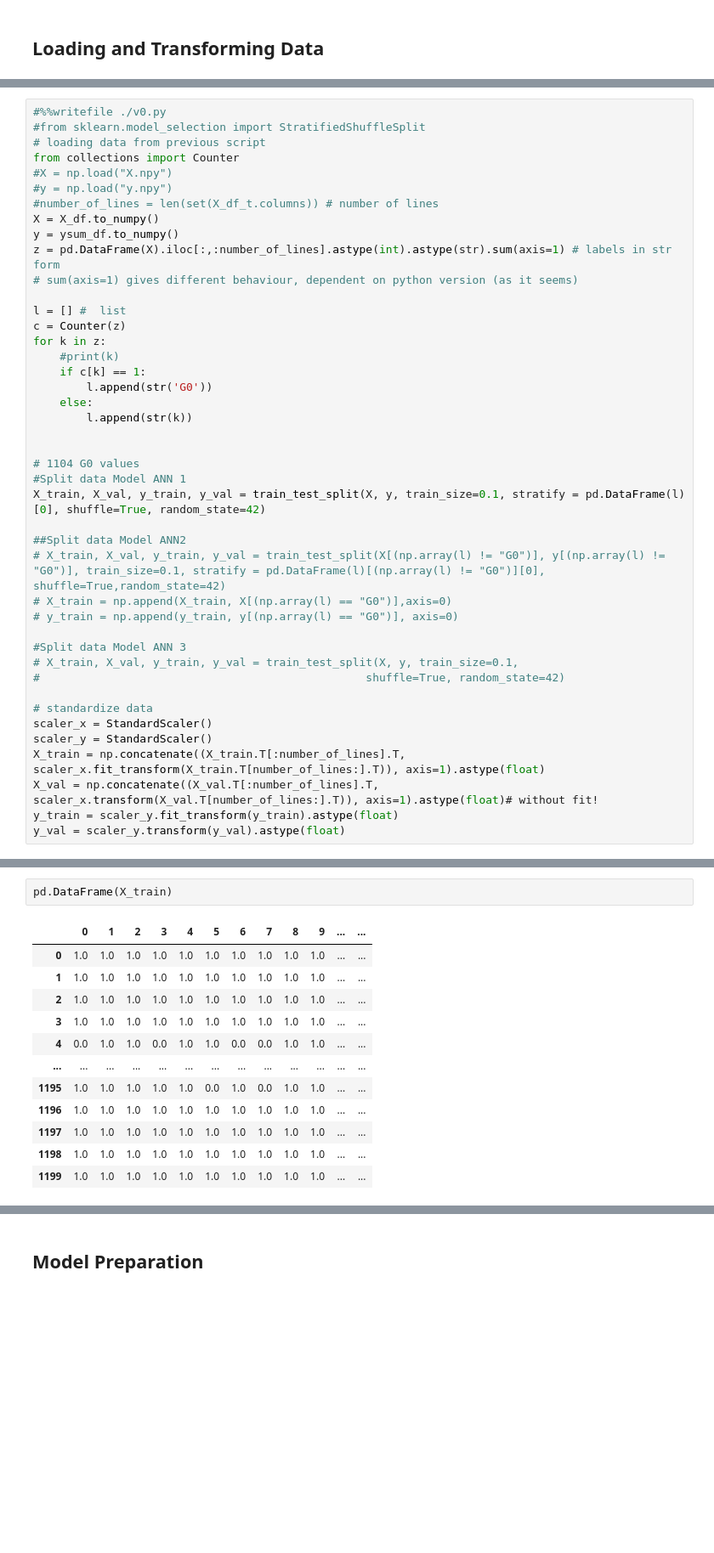
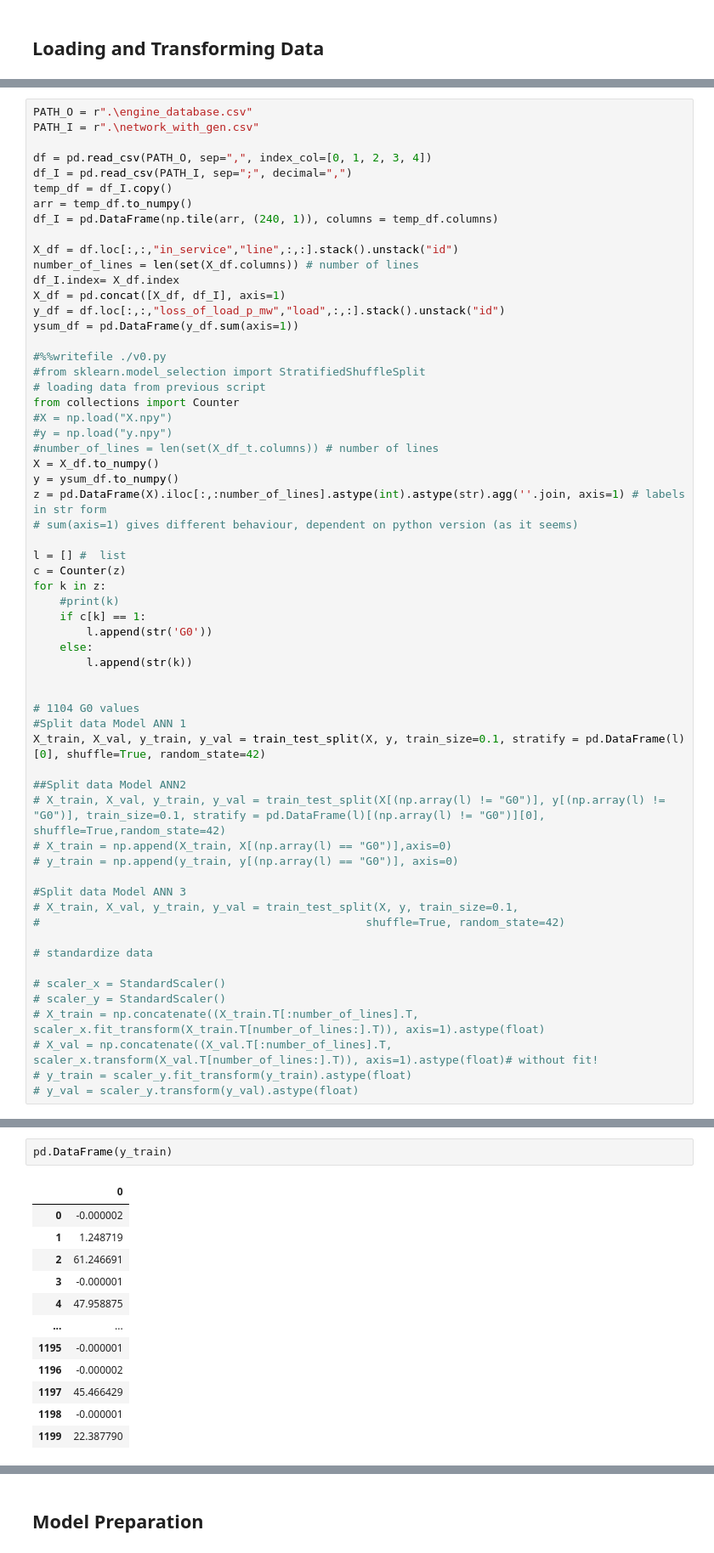
Before and after one commit to reXplan-project/reXplan-repo, a Jupyter notebook: jupyter_notebooks/ml_script.ipynb, the cells around one changed output, grey strips where cells are left out. Shown at 85% size. Drawn from its saved outputs; the diff is of its cells as text; blank space fills up the shorter version.

```diff
--- a/jupyter_notebooks/ml_script.ipynb
+++ b/jupyter_notebooks/ml_script.ipynb
@@ -290,4 +250,20 @@ Generating Features and Target Variables
 # %%
+PATH_O = r".\engine_database.csv"
+PATH_I = r".\network_with_gen.csv"
+
+df = pd.read_csv(PATH_O, sep=",", index_col=[0, 1, 2, 3, 4])
+df_I = pd.read_csv(PATH_I, sep=";", decimal=",")
+temp_df = df_I.copy()
+arr = temp_df.to_numpy()
+df_I = pd.DataFrame(np.tile(arr, (240, 1)), columns = temp_df.columns)
+
+X_df = df.loc[:,:,"in_service","line",:,:].stack().unstack("id")
+number_of_lines = len(set(X_df.columns)) # number of lines
+df_I.index= X_df.index
+X_df = pd.concat([X_df, df_I], axis=1)
+y_df = df.loc[:,:,"loss_of_load_p_mw","load",:,:].stack().unstack("id")
+ysum_df = pd.DataFrame(y_df.sum(axis=1))
+
 #%%writefile ./v0.py
 #from sklearn.model_selection import StratifiedShuffleSplit
 # loading data from previous script
@@ -297,7 +273,7 @@ from collections import Counter
 #number_of_lines = len(set(X_df_t.columns)) # number of lines
 X = X_df.to_numpy()
 y = ysum_df.to_numpy()
-z = pd.DataFrame(X).iloc[:,:number_of_lines].astype(int).astype(str).sum(axis=1) # labels in str form
+z = pd.DataFrame(X).iloc[:,:number_of_lines].astype(int).astype(str).agg(''.join, axis=1) # labels in str form
 # sum(axis=1) gives different behaviour, dependent on python version (as it seems)
 
 l = [] #  list
@@ -324,9 +300,10 @@ X_train, X_val, y_train, y_val = train_test_split(X, y, train_size=0.1, stratify
 #                                                 shuffle=True, random_state=42)
 
 # standardize data
-scaler_x = StandardScaler()
-scaler_y = StandardScaler()
-X_train = np.concatenate((X_train.T[:number_of_lines].T, scaler_x.fit_transform(X_train.T[number_of_lines:].T)), axis=1).astype(float)
-X_val = np.concatenate((X_val.T[:number_of_lines].T, scaler_x.transform(X_val.T[number_of_lines:].T)), axis=1).astype(float)# without fit!
-y_train = scaler_y.fit_transform(y_train).astype(float)
-y_val = scaler_y.transform(y_val).astype(float)
+
+# scaler_x = StandardScaler()
+# scaler_y = StandardScaler()
+# X_train = np.concatenate((X_train.T[:number_of_lines].T, scaler_x.fit_transform(X_train.T[number_of_lines:].T)), axis=1).astype(float)
+# X_val = np.concatenate((X_val.T[:number_of_lines].T, scaler_x.transform(X_val.T[number_of_lines:].T)), axis=1).astype(float)# without fit!
+# y_train = scaler_y.fit_transform(y_train).astype(float)
+# y_val = scaler_y.transform(y_val).astype(float)
@@ -345,15 +333,15 @@ len(set(l_train))
 # %%
-pd.DataFrame(X_train)
+pd.DataFrame(y_train)
 # %% [output]
-|  | 0 | 1 | 2 | 3 | 4 | 5 | 6 | 7 | 8 | 9 | ... | ... |
-| 0 | 1.0 | 1.0 | 1.0 | 1.0 | 1.0 | 1.0 | 1.0 | 1.0 | 1.0 | 1.0 | ... | ... |
-| 1 | 1.0 | 1.0 | 1.0 | 1.0 | 1.0 | 1.0 | 1.0 | 1.0 | 1.0 | 1.0 | ... | ... |
-| 2 | 1.0 | 1.0 | 1.0 | 1.0 | 1.0 | 1.0 | 1.0 | 1.0 | 1.0 | 1.0 | ... | ... |
-| 3 | 1.0 | 1.0 | 1.0 | 1.0 | 1.0 | 1.0 | 1.0 | 1.0 | 1.0 | 1.0 | ... | ... |
-| 4 | 0.0 | 1.0 | 1.0 | 0.0 | 1.0 | 1.0 | 0.0 | 0.0 | 1.0 | 1.0 | ... | ... |
-| ... | ... | ... | ... | ... | ... | ... | ... | ... | ... | ... | ... | ... |
-| 1195 | 1.0 | 1.0 | 1.0 | 1.0 | 1.0 | 0.0 | 1.0 | 0.0 | 1.0 | 1.0 | ... | ... |
-| 1196 | 1.0 | 1.0 | 1.0 | 1.0 | 1.0 | 1.0 | 1.0 | 1.0 | 1.0 | 1.0 | ... | ... |
-| 1197 | 1.0 | 1.0 | 1.0 | 1.0 | 1.0 | 1.0 | 1.0 | 1.0 | 1.0 | 1.0 | ... | ... |
-| 1198 | 1.0 | 1.0 | 1.0 | 1.0 | 1.0 | 1.0 | 1.0 | 1.0 | 1.0 | 1.0 | ... | ... |
-| 1199 | 1.0 | 1.0 | 1.0 | 1.0 | 1.0 | 1.0 | 1.0 | 1.0 | 1.0 | 1.0 | ... | ... |
+|  | 0 |
+| 0 | -0.000002 |
+| 1 | 1.248719 |
+| 2 | 61.246691 |
+| 3 | -0.000001 |
+| 4 | 47.958875 |
+| ... | ... |
+| 1195 | -0.000001 |
+| 1196 | -0.000002 |
+| 1197 | 45.466429 |
+| 1198 | -0.000001 |
+| 1199 | 22.387790 |
```
Also changed, not shown: parts of 15 cells of this notebook, 8 other files.
